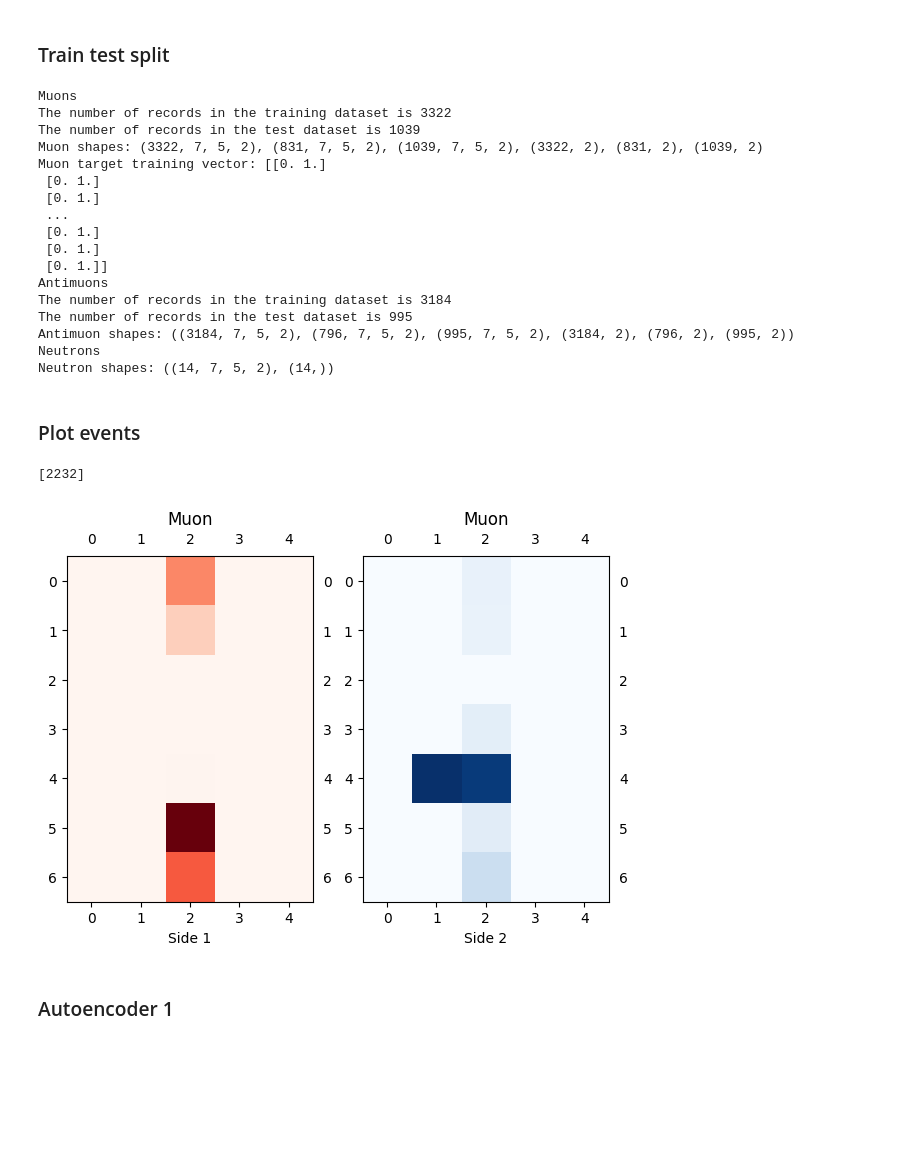
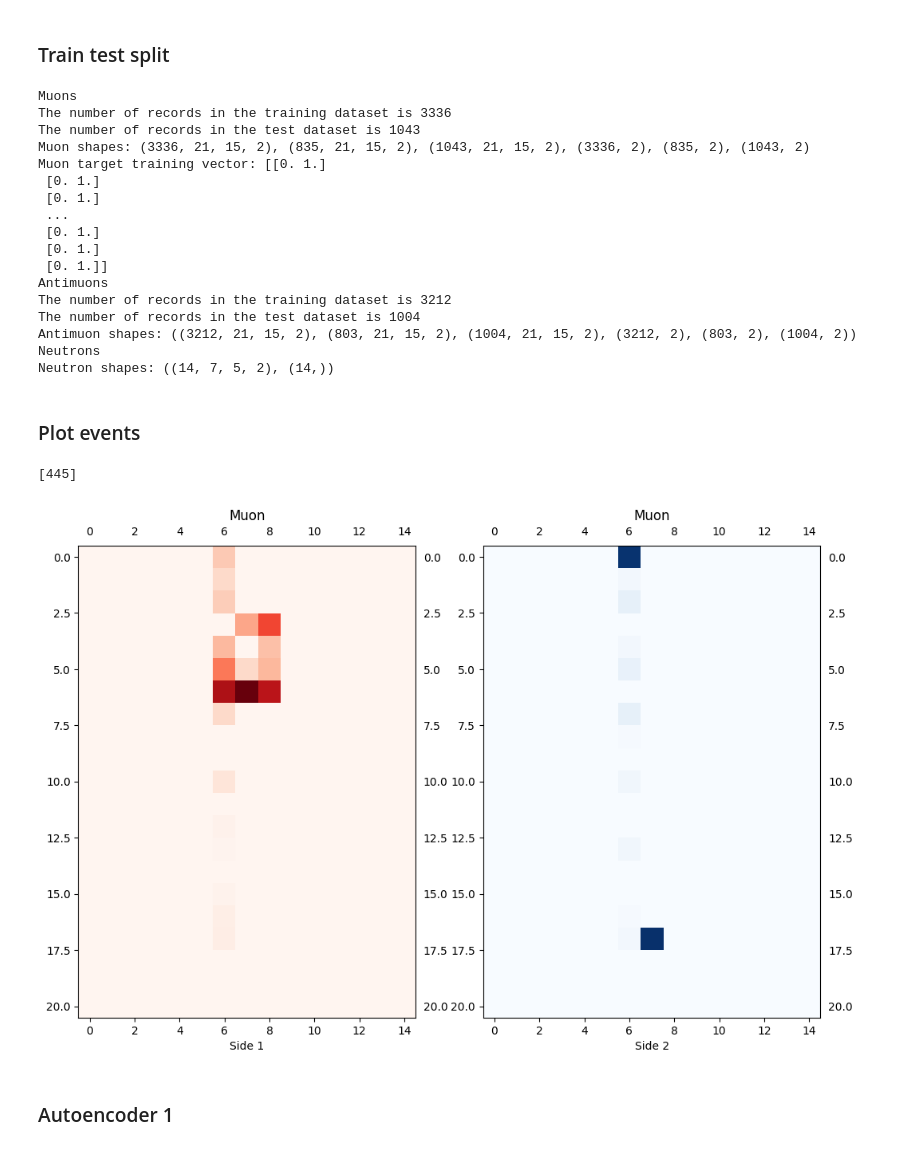
Before and after one commit to dhebel/babycal, a Jupyter notebook: src/main.ipynb, the cells around one changed output. Drawn from its saved outputs; the diff is of its cells as text; code cells hidden in the pictures; blank space fills up the shorter version.

```diff
--- a/src/main.ipynb
+++ b/src/main.ipynb
@@ -281,8 +267,8 @@ print(nX.shape, ny.shape)
 (14, 7, 5, 2) (14,)
 # %%
 # Make the 0.3 the standard dataset
-X = X_03
-y = y_03
+X = X_01
+y = y_01
 # %% [markdown]
 ## Splitting the data
 # %%
@@ -981,14 +967,10 @@ plt.show()
 # Train test split
 
 # Muons --------------------------------------------------------------
-print('Muons')
+print('Muons:')
 # Use X and y to recover the muon events
 muons = X[y == 1]
 muon_labels = y[y == 1]
-
-# Create an imbalanced dataset with 5% of antimuon events shuffling the muon events with the antimuon events
-#X_shuffled = np.concatenate((muons, antimuons[:int(0.05 * antimuons.shape[0])]), axis=0)
-#y_shuffled = np.concatenate((muon_labels, antimuon_labels[:int(0.05 * antimuons.shape[0])]), axis=0)
 
 X_train, X_test, y_train, y_test = train_test_split(muons, muon_labels, test_size=0.2)
 X_train, X_val, y_train, y_val = train_test_split(X_train, y_train, test_size=0.2)
@@ -1008,10 +990,13 @@ y_test = keras.utils.to_categorical(y_test, 2)
 # Check the number of records
 print('The number of records in the training dataset is', X_train.shape[0])
 print('The number of records in the test dataset is', X_test.shape[0])
-#print(f"The training dataset has {sorted(Counter(y_train).items())[0][1]} records for the majority class and {sorted(Counter(y_train).items())[1][1]} records for the minority class.")
-print(f"Muon shapes: {X_train.shape}, {X_val.shape}, {X_test.shape}, {y_train.shape}, {y_val.shape}, {y_test.shape}")
+
+print(f"Muon shapes: Train: {X_train.shape}, Val: {X_val.shape}, Test: {X_test.shape}, Train labels: {y_train.shape}, Val labels: {y_val.shape}, Test labels: {y_test.shape}")
 # Show target vector (1 = muon, 0 = antimuon)
-print(f"Muon target training vector: {y_train}")
+#print(f"Muon target training vector: {y_train}")
+
+print(' ')
+print(' ')
 
 # Antimuons --------------------------------------------------------------
 print('Antimuons')
@@ -1034,21 +1019,25 @@ ay_train = keras.utils.to_categorical(ay_train, 2)
 ay_val = keras.utils.to_categorical(ay_val, 2)
 ay_test = keras.utils.to_categorical(ay_test, 2)
 
+print(' ')
+print(' ')
+
 # Check the number of records
 print('The number of records in the training dataset is', aX_train.shape[0])
 print('The number of records in the test dataset is', aX_test.shape[0])
-print(f"Antimuon shapes: {aX_train.shape, aX_val.shape, aX_test.shape, ay_train.shape, ay_val.shape, ay_test.shape}")
+print(f"Antimuon shapes: Train: {aX_train.shape}, Val: {aX_val.shape}, Test: {aX_test.shape}, Train labels: {ay_train.shape}, Val labels: {ay_val.shape}, Test labels: {ay_test.shape}")
 
-# Neutrons --------------------------------------------------------------
-print('Neutrons')
-# Normalizing the data
-nX = keras.utils.normalize(nX, axis=1)
-print(f"Neutron shapes: {nX.shape, ny.shape}")
+if dx == 0.3 and dy == 0.3:
+        # Neutrons --------------------------------------------------------------
+        print('Neutrons')
+        # Normalizing the data
+        nX = keras.utils.normalize(nX, axis=1)
+        print(f"Neutron shapes: {nX.shape, ny.shape}")
 # %% [output]
 Muons
-The number of records in the training dataset is 3322
-The number of records in the test dataset is 1039
-Muon shapes: (3322, 7, 5, 2), (831, 7, 5, 2), (1039, 7, 5, 2), (3322, 2), (831, 2), (1039, 2)
+The number of records in the training dataset is 3336
+The number of records in the test dataset is 1043
+Muon shapes: (3336, 21, 15, 2), (835, 21, 15, 2), (1043, 21, 15, 2), (3336, 2), (835, 2), (1043, 2)
 Muon target training vector: [[0. 1.]
  [0. 1.]
  [0. 1.]
@@ -1057,9 +1046,9 @@ Muon target training vector: [[0. 1.]
  [0. 1.]
  [0. 1.]]
 Antimuons
-The number of records in the training dataset is 3184
-The number of records in the test dataset is 995
-Antimuon shapes: ((3184, 7, 5, 2), (796, 7, 5, 2), (995, 7, 5, 2), (3184, 2), (796, 2), (995, 2))
+The number of records in the training dataset is 3212
+The number of records in the test dataset is 1004
+Antimuon shapes: ((3212, 21, 15, 2), (803, 21, 15, 2), (1004, 21, 15, 2), (3212, 2), (803, 2), (1004, 2))
 Neutrons
 Neutron shapes: ((14, 7, 5, 2), (14,))
 # %% [markdown]
@@ -1067,32 +1056,32 @@ Neutron shapes: ((14, 7, 5, 2), (14,))
 # %%
 # Plotting a muon event
 # We will plot a muon event from the training set.
 # We will use the function imshow from matplotlib.pyplot to plot the event.
 # We will use the parameter cmap to plot the two channels of the event with different colors.
 # Plotting the two channels of the event with different colors with shared axis.
 # Plot 3 random events from the training set.
 
 random_events = np.random.randint(0, X_train.shape[0], 1)
 print(random_events)
 
 for i in random_events:
-        fig, axs = plt.subplots(1, 2, figsize=(7, 7))
+        fig, axs = plt.subplots(1, 2, figsize=(12, 9))
         axs[0].imshow(X_train[i,:,:,0], cmap='Reds')
         axs[0].set_title('Muon' if y_train[i][0] == 0 else 'Antimuon')
         axs[1].imshow(X_train[i,:,:,1], cmap='Blues')
         axs[1].set_title('Muon' if y_train[i][0] == 0 else 'Antimuon')
         # Show tick labels on both sides
         axs[0].tick_params('x', labelbottom=True, labeltop=True)
         axs[0].tick_params('y', labelleft=True, labelright=True)
         axs[1].tick_params('x', labelbottom=True, labeltop=True)
         axs[1].tick_params('y', labelleft=True, labelright=True)
         axs[0].set_xlabel('Side 1')
         axs[1].set_xlabel('Side 2')
 
 plt.show()
 # %% [output]
-[2232]
+[445]
-[figure, old version]
+[figure, new version]
 # %% [markdown]
 ### Autoencoder 1
 # %%
```
Also changed, not shown: parts of 29 cells of this notebook, 2 other files.
